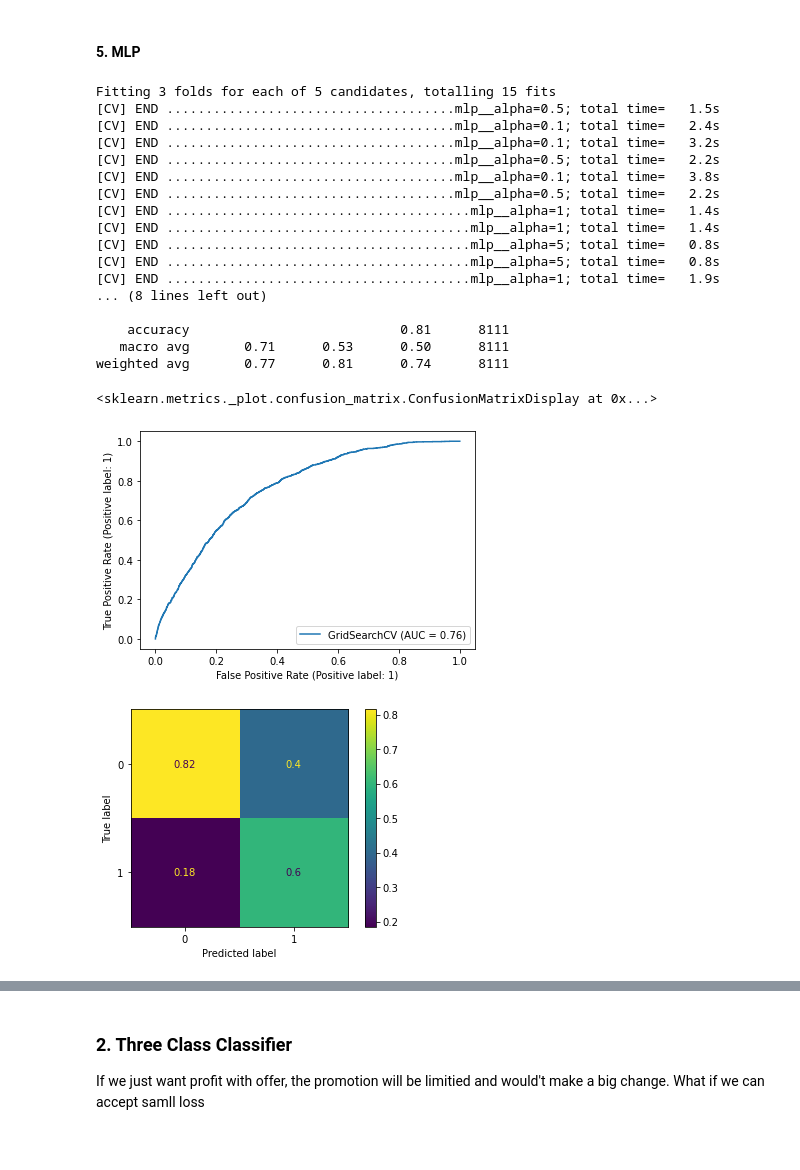
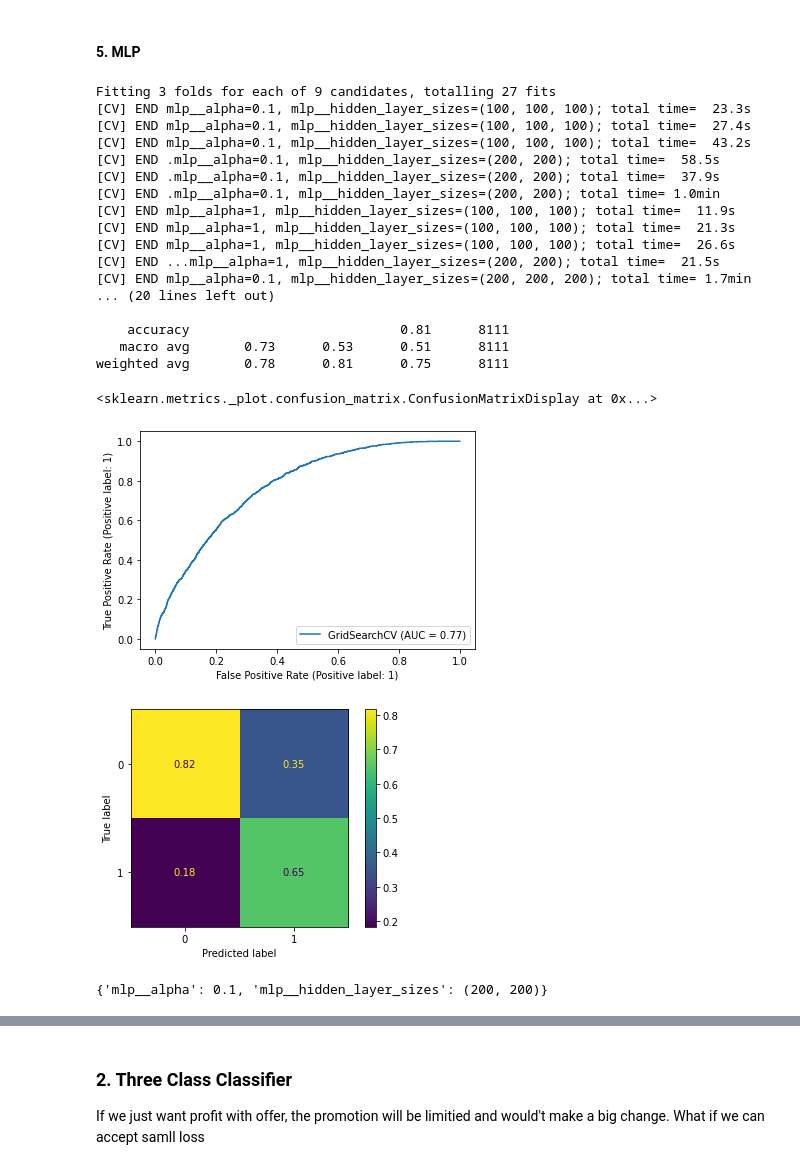
Before and after one commit to venson/starbucks, a Jupyter notebook: Starbucks_Capstone_notebook.ipynb, the cells around one changed output, grey strips where cells are left out. Cells and saved outputs as stored; diff of their text form; code cells hidden in the pictures.

```diff
--- a/Starbucks_Capstone_notebook.ipynb
+++ b/Starbucks_Capstone_notebook.ipynb
@@ -1013,38 +1027,43 @@ weighted avg       0.76      0.79      0.77      8111
 # %%
 from sklearn.neural_network import MLPClassifier
 mlpc = Pipeline(steps=[
     ('preprocessing', preprocessor),
     ('pca', PCA(n_components=10)),
     ('mlp', MLPClassifier(random_state=42, max_iter = 1000))
 ])
 
 param_grid = {
-    'mlp__alpha': [0.1 , 0.5, 1, 5, 10]
+    'mlp__alpha': [0.1 , 1, 10],
+    'mlp__hidden_layer_sizes' : [(100,100,100),(200,200),(200,200,200)]
 }
 
 grid_mlpc = GridSearchCV(mlpc, param_grid=param_grid, n_jobs=4, cv = 3,verbose=2)
 grid_mlpc.fit(x_train2, y_train2)
 roc = RocCurveDisplay.from_estimator(grid_mlpc, x_test2, y_test2)
 print(classification_report(y_test2, grid_mlpc.predict(x_test2)))
 ConfusionMatrixDisplay.from_estimator(grid_mlpc, x_test2, y_test2, normalize='pred')
 # %% [output]
-Fitting 3 folds for each of 5 candidates, totalling 15 fits
-[CV] END .....................................mlp__alpha=0.5; total time=   1.5s
-[CV] END .....................................mlp__alpha=0.1; total time=   2.4s
-[CV] END .....................................mlp__alpha=0.1; total time=   3.2s
-[CV] END .....................................mlp__alpha=0.5; total time=   2.2s
-[CV] END .....................................mlp__alpha=0.1; total time=   3.8s
-[CV] END .....................................mlp__alpha=0.5; total time=   2.2s
-[CV] END .......................................mlp__alpha=1; total time=   1.4s
-[CV] END .......................................mlp__alpha=1; total time=   1.4s
-[CV] END .......................................mlp__alpha=5; total time=   0.8s
-[CV] END .......................................mlp__alpha=5; total time=   0.8s
-[CV] END .......................................mlp__alpha=1; total time=   1.9s
-... (8 lines left out)
+Fitting 3 folds for each of 9 candidates, totalling 27 fits
+[CV] END mlp__alpha=0.1, mlp__hidden_layer_sizes=(100, 100, 100); total time=  23.3s
+[CV] END mlp__alpha=0.1, mlp__hidden_layer_sizes=(100, 100, 100); total time=  27.4s
+[CV] END mlp__alpha=0.1, mlp__hidden_layer_sizes=(100, 100, 100); total time=  43.2s
+[CV] END .mlp__alpha=0.1, mlp__hidden_layer_sizes=(200, 200); total time=  58.5s
+[CV] END .mlp__alpha=0.1, mlp__hidden_layer_sizes=(200, 200); total time=  37.9s
+[CV] END .mlp__alpha=0.1, mlp__hidden_layer_sizes=(200, 200); total time= 1.0min
+[CV] END mlp__alpha=1, mlp__hidden_layer_sizes=(100, 100, 100); total time=  11.9s
+[CV] END mlp__alpha=1, mlp__hidden_layer_sizes=(100, 100, 100); total time=  21.3s
+[CV] END mlp__alpha=1, mlp__hidden_layer_sizes=(100, 100, 100); total time=  26.6s
+[CV] END ...mlp__alpha=1, mlp__hidden_layer_sizes=(200, 200); total time=  21.5s
+[CV] END mlp__alpha=0.1, mlp__hidden_layer_sizes=(200, 200, 200); total time= 1.7min
+... (20 lines left out)
 
     accuracy                           0.81      8111
-   macro avg       0.71      0.53      0.50      8111
-weighted avg       0.77      0.81      0.74      8111
+   macro avg       0.73      0.53      0.51      8111
+weighted avg       0.78      0.81      0.75      8111
 <sklearn.metrics._plot.confusion_matrix.ConfusionMatrixDisplay at 0x...>
-[figure, old version]
+[figure, new version]
-[figure, old version]
+[figure, new version]
+# %%
+grid_mlpc.best_params_
+# %% [output]
+{'mlp__alpha': 0.1, 'mlp__hidden_layer_sizes': (200, 200)}
```
Also changed, not shown: parts of 16 cells of this notebook.
